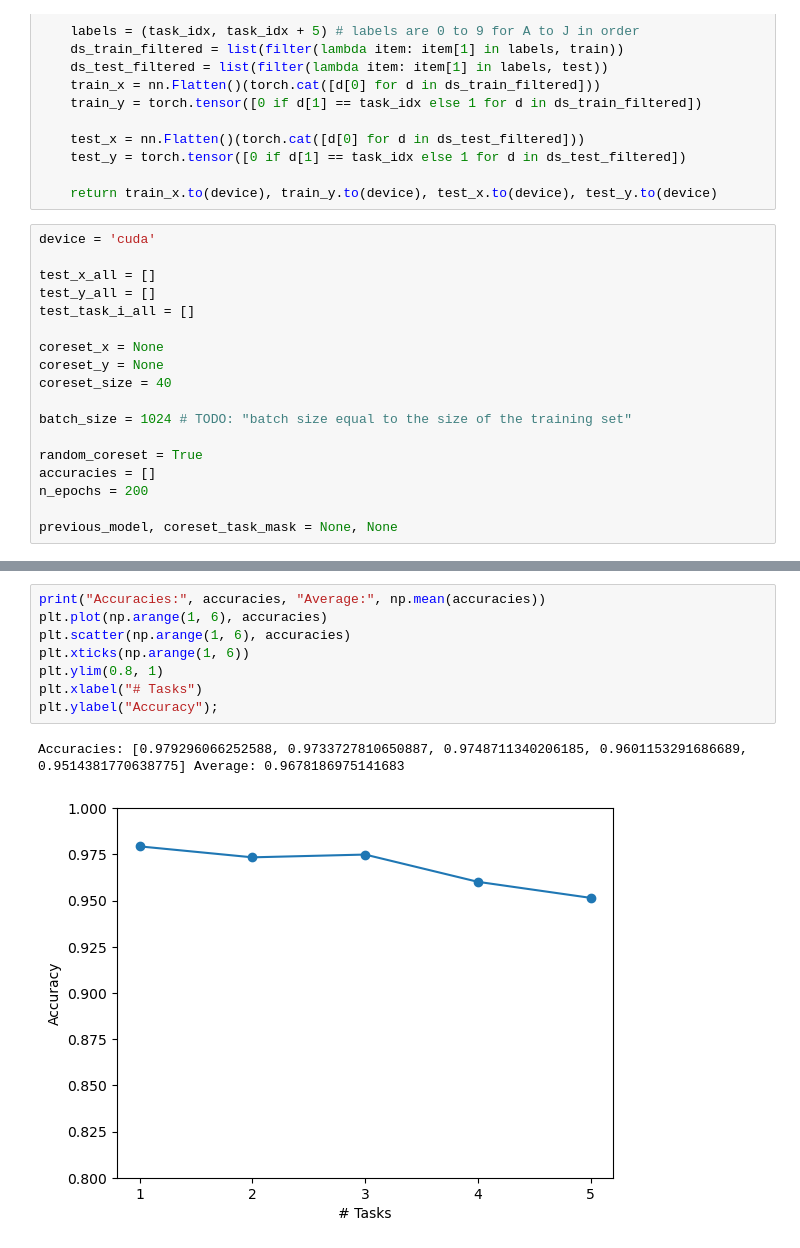
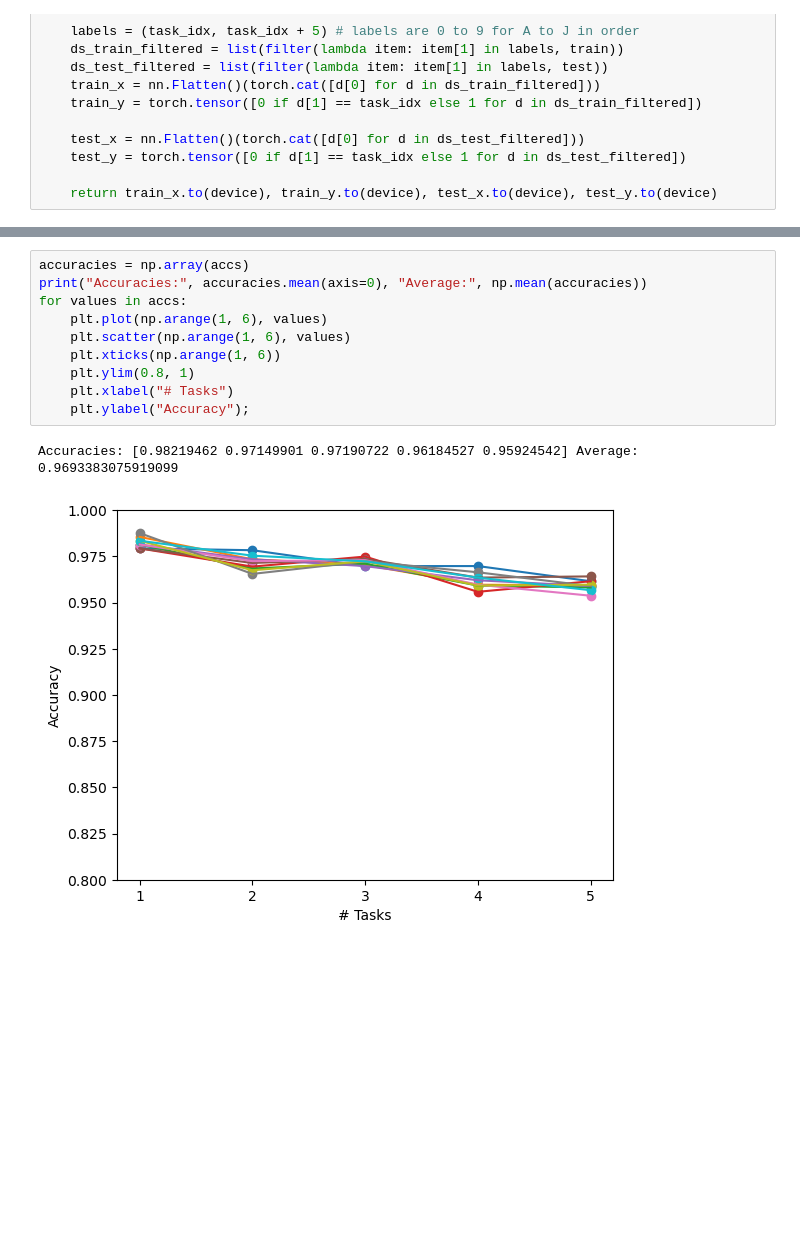
Before and after one commit to jvallikivi/mlmi4-vcl, a Jupyter notebook: Split_notMNIST.ipynb, the cells around one changed output, grey strips where cells are left out. Saved outputs shown, nothing was run; the diff lists cells and outputs as text; blank space fills up the shorter version.

```diff
--- a/Split_notMNIST.ipynb
+++ b/Split_notMNIST.ipynb
@@ -53,22 +53,4 @@ def get_sNonMNIST(task_idx, device):
     test_y = torch.tensor([0 if d[1] == task_idx else 1 for d in ds_test_filtered])
 
     return train_x.to(device), train_y.to(device), test_x.to(device), test_y.to(device)
-# %%
-device = 'cuda'
-
-test_x_all = []
-test_y_all = []
-test_task_i_all = []
-
-coreset_x = None
-coreset_y = None
-coreset_size = 40
-
-batch_size = 1024 # TODO: "batch size equal to the size of the training set"
-
-random_coreset = True
-accuracies = []
-n_epochs = 200
-
-previous_model, coreset_task_mask = None, None
 # %%
@@ -207,11 +198,13 @@ Task 2, Accuracy: 0.9749
 # %%
-print("Accuracies:", accuracies, "Average:", np.mean(accuracies))
-plt.plot(np.arange(1, 6), accuracies)
-plt.scatter(np.arange(1, 6), accuracies)
-plt.xticks(np.arange(1, 6))
-plt.ylim(0.8, 1)
-plt.xlabel("# Tasks")
-plt.ylabel("Accuracy");
+accuracies = np.array(accs)
+print("Accuracies:", accuracies.mean(axis=0), "Average:", np.mean(accuracies))
+for values in accs:
+    plt.plot(np.arange(1, 6), values)
+    plt.scatter(np.arange(1, 6), values)
+    plt.xticks(np.arange(1, 6))
+    plt.ylim(0.8, 1)
+    plt.xlabel("# Tasks")
+    plt.ylabel("Accuracy");
 # %% [output]
-Accuracies: [0.979296066252588, 0.9733727810650887, 0.9748711340206185, 0.9601153291686689, 0.9514381770638775] Average: 0.9678186975141683
+Accuracies: [0.98219462 0.97149901 0.97190722 0.96184527 0.95924542] Average: 0.9693383075919099
-[figure, old version]
+[figure, new version]
```
Also changed, not shown: parts of 2 cells of this notebook, 3 other files.
